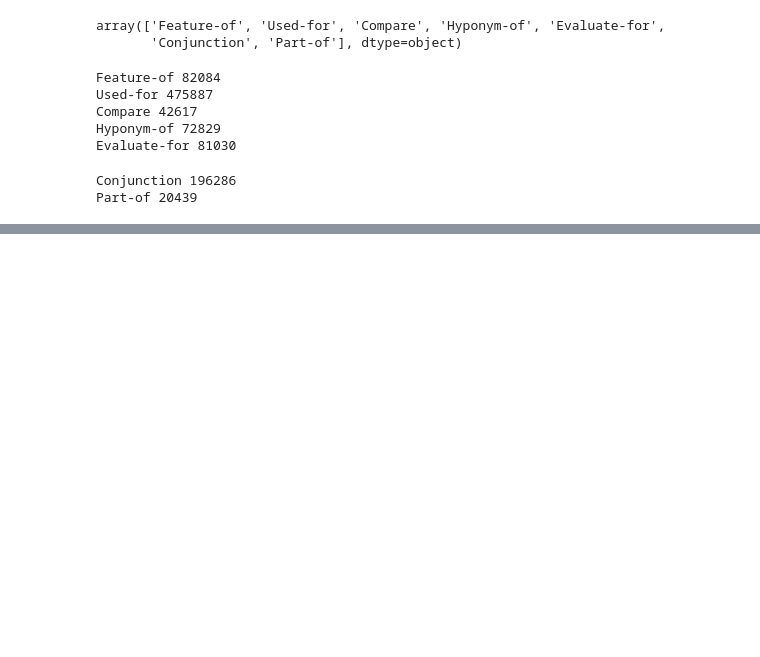
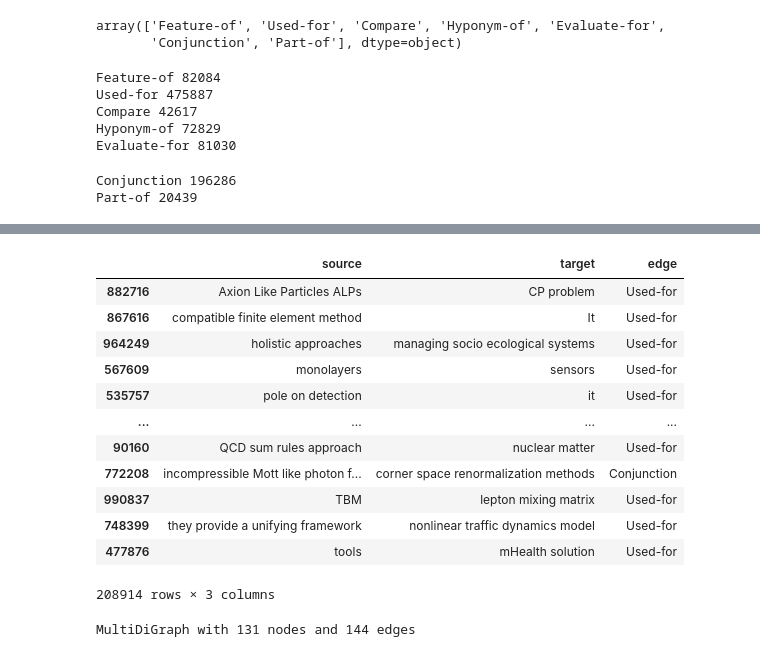
Before and after one commit to eestien/EntRel, a Jupyter notebook: KG_Analysis.ipynb, the cells around one changed output, grey strips where cells are left out. Cells and saved outputs as stored; diff of their text form; code cells hidden in the pictures; blank space fills up the shorter version.

```diff
--- a/KG_Analysis.ipynb
+++ b/KG_Analysis.ipynb
@@ -271,0 +397,19 @@ Name: edge, dtype: int64
+# %%
+used_for_edges = test_edges_pfn[test_edges_pfn.edge.isin(['Used-for', 'Part-of', 'Conjunction'])]
+used_for_edges = used_for_edges.drop_duplicates()
+# %%
+used_for_edges
+# %% [output]
+|  | source | target | edge |
+| 882716 | Axion Like Particles ALPs | CP problem | Used-for |
+| 867616 | compatible finite element method | It | Used-for |
+| 964249 | holistic approaches | managing socio ecological systems | Used-for |
+| 567609 | monolayers | sensors | Used-for |
+| 535757 | pole on detection | it | Used-for |
+| ... | ... | ... | ... |
+| 90160 | QCD sum rules approach | nuclear matter | Used-for |
+| 772208 | incompressible Mott like photon f... | corner space renormalization methods | Conjunction |
+| 990837 | TBM | lepton mixing matrix | Used-for |
+| 748399 | they provide a unifying framework | nonlinear traffic dynamics model | Used-for |
+| 477876 | tools | mHealth solution | Used-for |
+208914 rows × 3 columns
@@ -271,0 +426,4 @@ Name: edge, dtype: int64
+# %%
+print(nx.info(H))
+# %% [output]
+MultiDiGraph with 131 nodes and 144 edges
```
Also changed, not shown: parts of 31 cells of this notebook, 1 other file.
